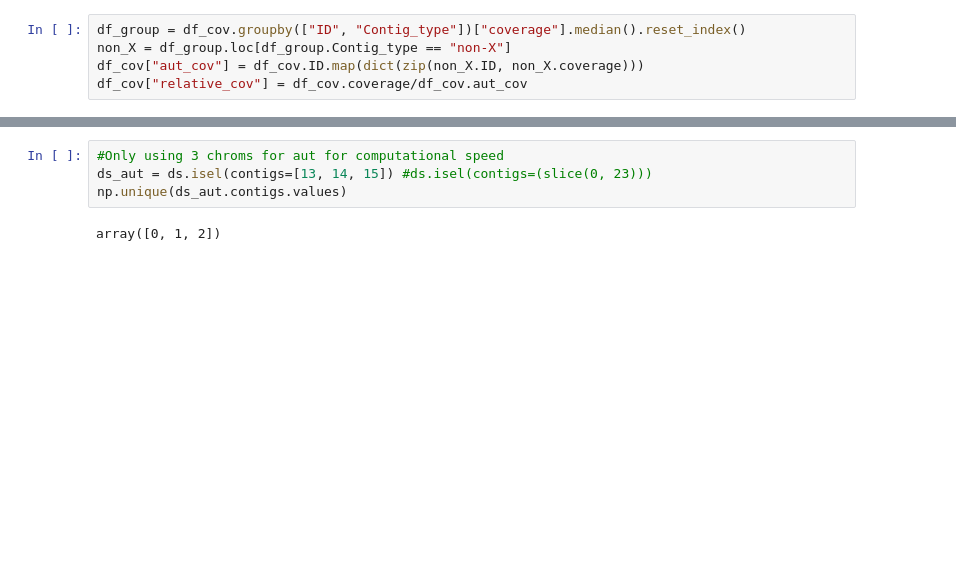
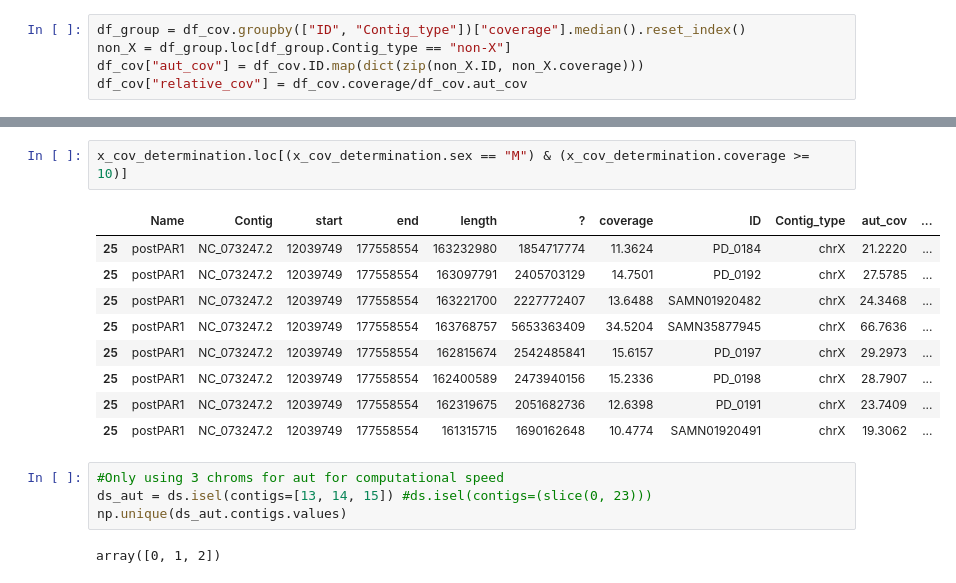
Before and after one commit to erikfogh/selection_primates, a Jupyter notebook: notebooks/pilot03_diversity_checks_gorilla.ipynb, the cells around one changed output, grey strips where cells are left out. Saved outputs shown, nothing was run; the diff lists cells and outputs as text; blank space fills up the shorter version.

```diff
--- a/notebooks/pilot03_diversity_checks_gorilla.ipynb
+++ b/notebooks/pilot03_diversity_checks_gorilla.ipynb
@@ -224,3 +263,15 @@ sns.histplot(df_cov.loc[df_cov.Contig_type == "chrX"], x="relative_cov", hue="Co
+# %%
+x_cov_determination.loc[(x_cov_determination.sex == "M") & (x_cov_determination.coverage >= 10)]
+# %% [output]
+|  | Name | Contig | start | end | length | ? | coverage | ID | Contig_type | aut_cov | ... |
+| 25 | postPAR1 | NC_073247.2 | 12039749 | 177558554 | 163232980 | 1854717774 | 11.3624 | PD_0184 | chrX | 21.2220 | ... |
+| 25 | postPAR1 | NC_073247.2 | 12039749 | 177558554 | 163097791 | 2405703129 | 14.7501 | PD_0192 | chrX | 27.5785 | ... |
+| 25 | postPAR1 | NC_073247.2 | 12039749 | 177558554 | 163221700 | 2227772407 | 13.6488 | SAMN01920482 | chrX | 24.3468 | ... |
+| 25 | postPAR1 | NC_073247.2 | 12039749 | 177558554 | 163768757 | 5653363409 | 34.5204 | SAMN35877945 | chrX | 66.7636 | ... |
+| 25 | postPAR1 | NC_073247.2 | 12039749 | 177558554 | 162815674 | 2542485841 | 15.6157 | PD_0197 | chrX | 29.2973 | ... |
+| 25 | postPAR1 | NC_073247.2 | 12039749 | 177558554 | 162400589 | 2473940156 | 15.2336 | PD_0198 | chrX | 28.7907 | ... |
+| 25 | postPAR1 | NC_073247.2 | 12039749 | 177558554 | 162319675 | 2051682736 | 12.6398 | PD_0191 | chrX | 23.7409 | ... |
+| 25 | postPAR1 | NC_073247.2 | 12039749 | 177558554 | 161315715 | 1690162648 | 10.4774 | SAMN01920491 | chrX | 19.3062 | ... |
 # %%
 #Only using 3 chroms for aut for computational speed
 ds_aut = ds.isel(contigs=[13, 14, 15]) #ds.isel(contigs=(slice(0, 23)))
```
Also changed, not shown: parts of 16 cells of this notebook.
